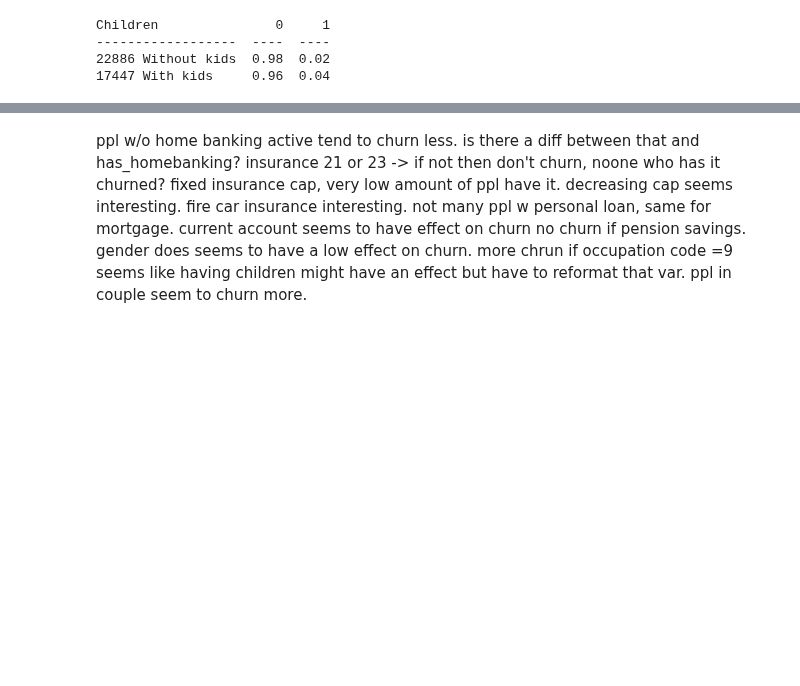
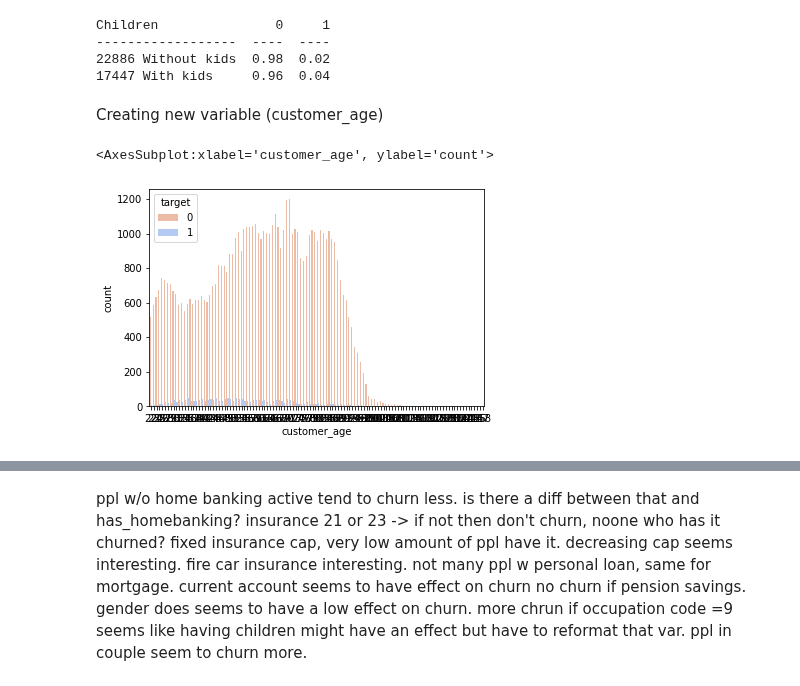
Before and after one commit to AliSafieddine/Churn-Prediction, a Jupyter notebook: Churn-predict.ipynb, the cells around one changed output, grey strips where cells are left out. Cells and saved outputs as stored; diff of their text form; code cells hidden in the pictures; blank space fills up the shorter version.

```diff
--- a/Churn-predict.ipynb
+++ b/Churn-predict.ipynb
@@ -205,5 +205,22 @@ Children               0     1
 ------------------  ----  ----
 22886 Without kids  0.98  0.02
 17447 With kids     0.96  0.04
+# %% [markdown]
+Creating new variable (customer_age)
+# %%
+train1['customer_children']
+
+todays_date = date.today()
+todays_date
+
+age = []
+for date in train1['customer_birth_date']:
+    age.append(todays_date.year - date.year)
+train1['customer_age']= age
+#plt.scatter(train1['customer_age'], train1['bal_current_account'])
+sns.countplot(x='customer_age',data=train1,hue='target',palette="coolwarm_r")
+# %% [output]
+<AxesSubplot:xlabel='customer_age', ylabel='count'>
+[figure, added]
 # %%
 sns.countplot(x='customer_children',data=train1,hue='target',palette="coolwarm_r")
```
Also changed, not shown: parts of 14 cells of this notebook.
